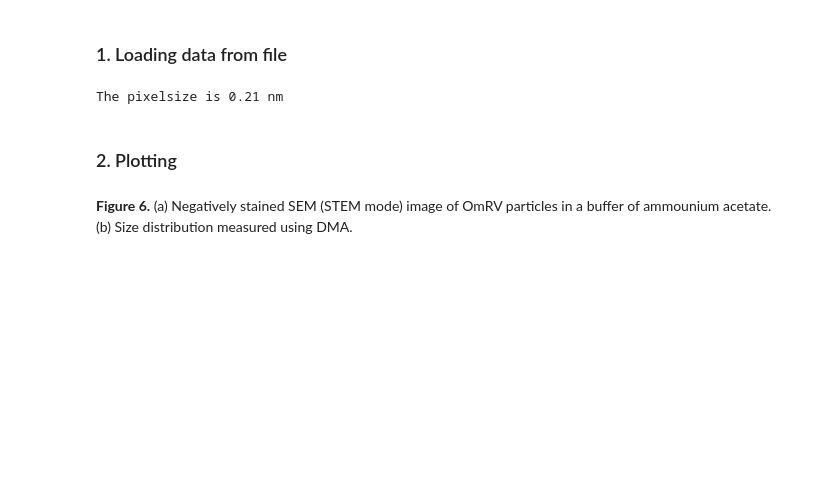
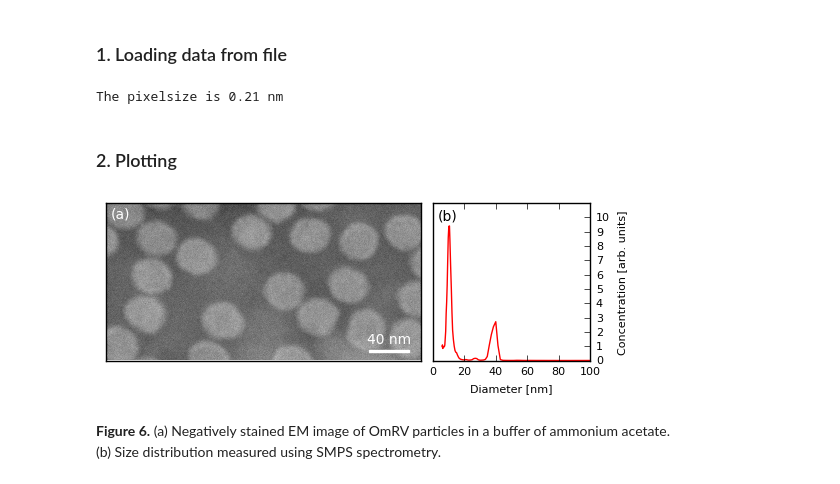
Before and after one commit to cnettel/cxic9714-analysis, a Jupyter notebook: ipynb/fig06_sample.ipynb, the cells around one changed output. Cells and saved outputs as stored; diff of their text form; code cells hidden in the pictures; blank space fills up the shorter version.

```diff
--- a/ipynb/fig06_sample.ipynb
+++ b/ipynb/fig06_sample.ipynb
@@ -35,35 +35,37 @@ The pixelsize is 0.21 nm
 # %%
 plot = plotting.Plot(rows=1, cols=3, exclude=[0,1], fontsize=8, legend=True, legend_frameon=False, save_pdf=True)
 plot.add_axes((0,0), 2,1)
 plot.title_label = 2*['']
 plot.xlabel = [r'Diameter [nm]'] + ['']
 plot.ylabel = [r'Concentration [arb. units]'] + ['']
 
 # Plot the SEM image
 plot.plotting_a_map(1,sem_image, cmap='gray')
 plot.plotting_a_rectangle(1, 1250, 700, 40./pixelsize, 10, facecolor='w', edgecolor='w')
 plot.axes[1].text(1250+20./pixelsize, 680, '40 nm', ha='center', va='bottom', fontsize=10, color='w')
 plot.axes[1].set_xticks([])
 plot.axes[1].set_yticks([])
 plot.axes[1].set_xticklabels([])
 plot.axes[1].set_yticklabels([])
 plot.axes[1].text(20, 15, '(a)', color='w', va='top', ha='left', fontsize=10)
 #plot.axes[1].annotate('', xy = (158, 60), xytext = (158+50, 60), fontsize = 10,
 #                      color = '#303030',
 #                      arrowprops=dict(edgecolor='blue', arrowstyle = '<->', shrinkA = 0, shrinkB = 0, lw=1))
 
 # Plot the DMA size distribution
 plot.plotting_traces(0, [size_dma], [conc_dma], [''], colors=['r'], xlim=[0,100], ylim=[0,11])
 plot.axes[0].yaxis.set_label_position('right')
 plot.axes[0].tick_params(axis='y', which='both', left='off', right='on', labelleft='off', labelright='on')
 plot.axes[0].set_xticks(range(0,120,20))
 plot.axes[0].set_yticks(range(0,11))
 plot.axes[0].text(3, 10.6, '(b)', color='k', va='top', ha='left', fontsize=10)
 
 # Save the plot
-plot.save(plotdir + 'fig_samplechar.pdf')
+#plot.save(plotdir + 'fig_samplechar.pdf')
 plot.show()
+# %% [output]
+[figure, added]
 # %% [markdown]
 **Figure 6.**
-(a) Negatively stained SEM (STEM mode) image of OmRV particles in a buffer of ammounium acetate.
-(b) Size distribution measured using DMA.
+(a) Negatively stained EM image of OmRV particles in a buffer of ammonium acetate.
+(b) Size distribution measured using SMPS spectrometry.
```
Also changed, not shown: 10 other files.
